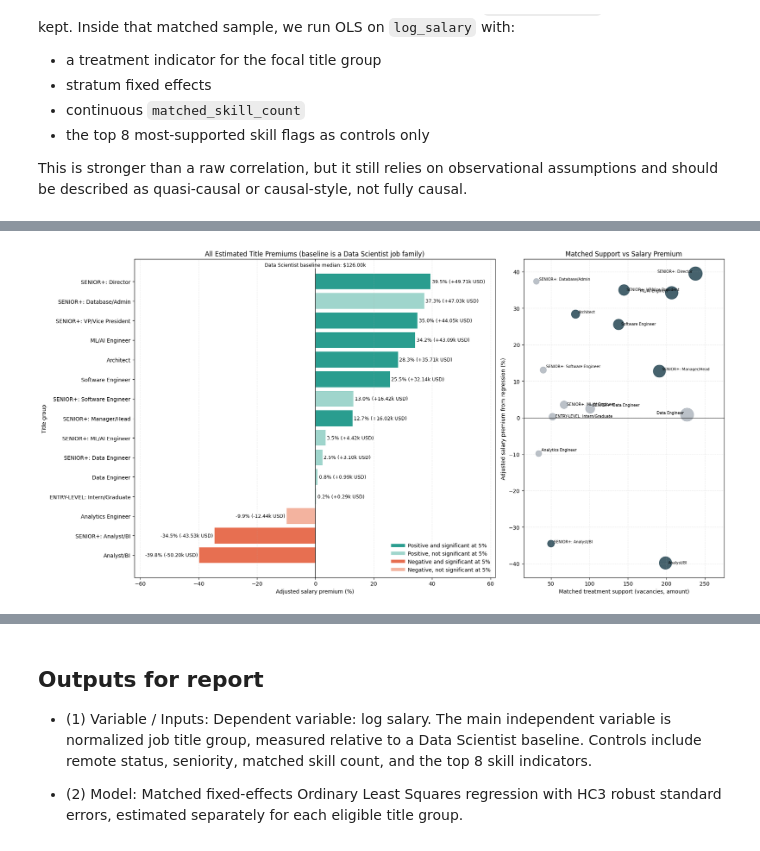
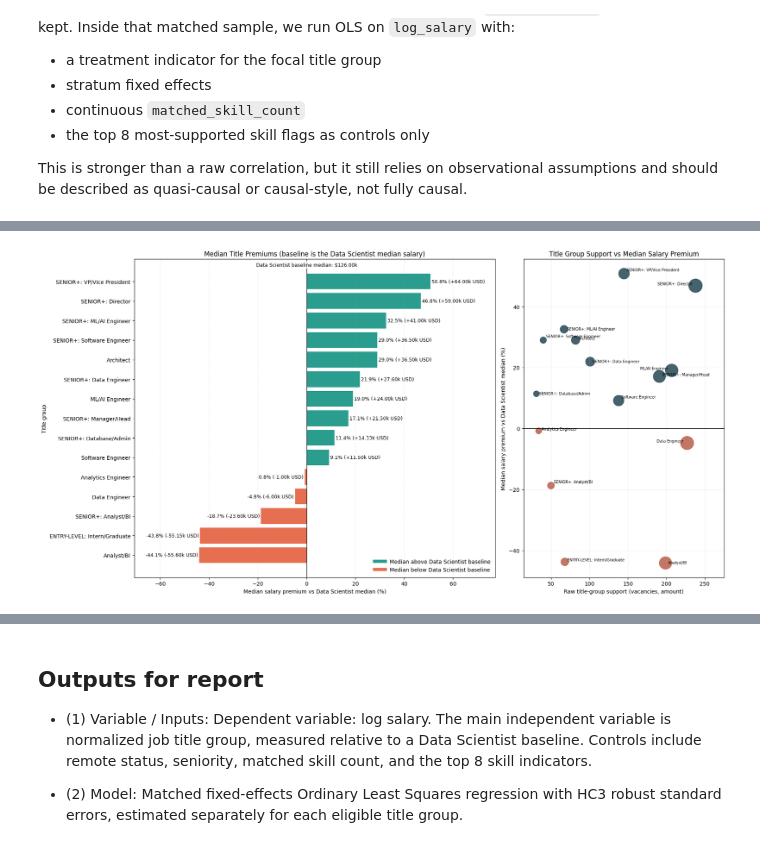
Before and after one commit to Nejel/ttu_group_project, a Jupyter notebook: experiment_8.ipynb, the cells around one changed output, grey strips where cells are left out. Drawn from its saved outputs; the diff is of its cells as text; code cells hidden in the pictures.

```diff
--- a/experiment_8.ipynb
+++ b/experiment_8.ipynb
@@ -504,15 +513,7 @@ else:
     ].median()
     plot_df = results_df.sort_values("premium_pct").copy()
     plot_df["premium_delta_k_usd"] = baseline_median_salary_usd * plot_df["premium_pct"] / 100 / 1000
-    plot_df["bar_color"] = np.select(
-        [
-            (plot_df["premium_pct"] >= 0) & plot_df["significant_5pct"],
-            (plot_df["premium_pct"] >= 0) & ~plot_df["significant_5pct"],
-            (plot_df["premium_pct"] < 0) & plot_df["significant_5pct"],
-        ],
-        ["#2a9d8f", "#9fd5cc", "#e76f51"],
-        default="#f3b39f",
-    )
+    plot_df["bar_color"] = np.where(plot_df["premium_pct"] >= 0, "#2a9d8f", "#e76f51")
     plot_df["label_text"] = plot_df.apply(
         lambda row: f"{row['premium_pct']:.1f}% ({row['premium_delta_k_usd']:+.2f}k USD)",
         axis=1,
@@ -556,54 +557,52 @@ else:
         bbox={"facecolor": "white", "edgecolor": "none", "alpha": 0.8, "pad": 2},
     )
     axes[0].grid(axis="x", linestyle="--", alpha=0.25)
-    axes[0].set_title("All Estimated Title Premiums (baseline is a Data Scientist job family)")
-    axes[0].set_xlabel("Adjusted salary premium (%)")
+    axes[0].set_title("Median Title Premiums (baseline is the Data Scientist median salary)")
+    axes[0].set_xlabel("Median salary premium vs Data Scientist median (%)")
     axes[0].set_ylabel("Title group")
 
-    scatter_colors = np.where(plot_df["significant_5pct"], "#264653", "#b0b7bf")
-    scatter_sizes = 40 + plot_df["matched_support"].to_numpy() * 2.5
+    scatter_colors = np.where(plot_df["premium_pct"] >= 0, "#264653", "#b85f49")
+    scatter_sizes = 40 + plot_df["raw_support"].to_numpy() * 2.5
     axes[1].scatter(
-        plot_df["matched_support"],
+        plot_df["raw_support"],
         plot_df["premium_pct"],
         s=scatter_sizes,
         c=scatter_colors,
         alpha=0.85,
     )
-    support_min = plot_df["matched_support"].min()
-    support_max = plot_df["matched_support"].max()
+    support_min = plot_df["raw_support"].min()
+    support_max = plot_df["raw_support"].max()
     support_span = max(support_max - support_min, 1)
     axes[1].set_xlim(support_min - support_span * 0.08, support_max + support_span * 0.18)
     axes[1].axhline(0, color="black", linewidth=1)
     axes[1].grid(axis="both", linestyle="--", alpha=0.25)
-    axes[1].set_title("Matched Support vs Salary Premium")
-    axes[1].set_xlabel("Matched treatment support (vacancies, amount)")
-    axes[1].set_ylabel("Adjusted salary premium from regression (%)")
+    axes[1].set_title("Title Group Support vs Median Salary Premium")
+    axes[1].set_xlabel("Raw title-group support (vacancies, amount)")
+    axes[1].set_ylabel("Median salary premium vs Data Scientist median (%)")
 
     right_label_threshold = support_min + support_span * 0.82
     for idx, row in plot_df.reset_index(drop=True).iterrows():
-        near_right_edge = row["matched_support"] >= right_label_threshold
+        near_right_edge = row["raw_support"] >= right_label_threshold
         text_offset = (-6, 4) if near_right_edge else (5, 4 + (idx % 3 - 1) * 3)
         horizontal_align = "right" if near_right_edge else "left"
         axes[1].annotate(
             row["title_group"],
-            (row["matched_support"], row["premium_pct"]),
+            (row["raw_support"], row["premium_pct"]),
             fontsize=7,
             xytext=text_offset,
             textcoords="offset points",
             ha=horizontal_align,
             va="center",
             clip_on=False,
         )
 
     legend_lines = [
-        plt.Line2D([0], [0], color="#2a9d8f", lw=6, label="Positive and significant at 5%"),
-        plt.Line2D([0], [0], color="#9fd5cc", lw=6, label="Positive, not significant at 5%"),
-        plt.Line2D([0], [0], color="#e76f51", lw=6, label="Negative and significant at 5%"),
-        plt.Line2D([0], [0], color="#f3b39f", lw=6, label="Negative, not significant at 5%"),
+        plt.Line2D([0], [0], color="#2a9d8f", lw=6, label="Median above Data Scientist baseline"),
+        plt.Line2D([0], [0], color="#e76f51", lw=6, label="Median below Data Scientist baseline"),
     ]
     axes[0].legend(handles=legend_lines, loc="lower right", frameon=False)
 
     plt.tight_layout()
     plt.show()
 # %% [output]
-[figure, old version]
+[figure, new version]
```
Also changed, not shown: parts of 3 cells of this notebook.
